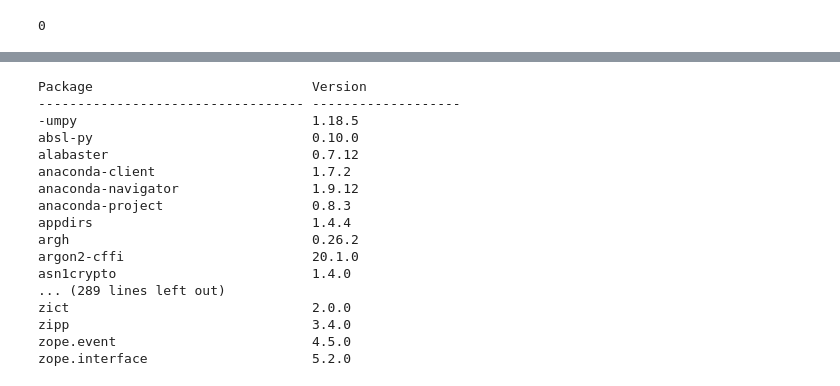
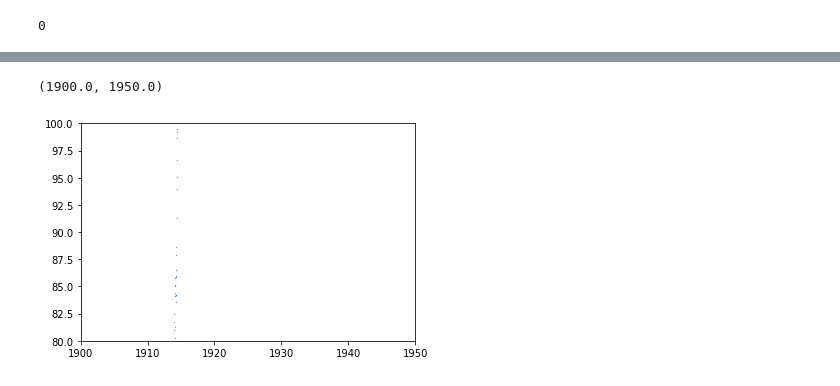
Before and after one commit to AlexanderEvitt/QuasVar, a Jupyter notebook: processing/generate_lightcurve.ipynb, the cells around one changed output, grey strips where cells are left out. Cells and saved outputs as stored; diff of their text form; code cells hidden in the pictures.

Commit message:
Lightcurve Manipulation
Setting up new eleanor version, adding lightcurve testing and new functionality

```diff
--- a/processing/generate_lightcurve.ipynb
+++ b/processing/generate_lightcurve.ipynb
@@ -63,21 +64,29 @@ len(sectors)
 # %% [output]
 0
 # %%
-row = 1
-ra = 344.52484531846915
-dec = -27.97257131844423
-gaia = 6609630523067800192
+#gaia = 1638133859936940288
+#gaia = 2293842045955346176
+gaia = 2260127244173131520 #this one is good
+#gaia = 1111278502434316672 #this one is brighter
+#gaia = 931607032460399616
 
-star = eleanor.multi_sectors(sectors='all',tic=0,gaia=gaia,coords=(ra,dec),tc=True)
+star = eleanor.multi_sectors(sectors='all',tic=None,gaia=gaia,tc=True)
 
 full_lc = lk.LightCurve([],[])
+data_objects = []
+original_curve_objects = []
+medians = []
 for observation in star:
-    data = eleanor.TargetData(observation,bkg_size=5)
-    #data.custom_aperture(shape='rectangle', h=1,w=1, method='exact')
-    #data.get_lightcurve()
+    data = eleanor.TargetData(observation,bkg_size=15)
+    data.custom_aperture(shape='rectangle', h=1,w=1, method='exact')
+    data.get_lightcurve()
+    data_objects.append(data)
+    quality.append(data.quality)
 
-    lc = data.to_lightkurve(flux=data.raw_flux)
-    print(np.median(lc.flux))
+    lc = data.to_lightkurve(flux=data.corr_flux)
+    original_curve_objects.append(lc)
+    medians.append(np.median(lc.flux))
     lc.flux = lc.flux - np.median(lc.flux)
     full_lc = full_lc.append(lc)
+full_lc.flux = full_lc.flux + np.median(medians)
 # %% [output]
@@ -169,20 +94,8 @@ plt.imshow(data.tpf[0])
-# %%
-pip list numpy
-# %% [output]
-Package                            Version
----------------------------------- -------------------
--umpy                              1.18.5
-absl-py                            0.10.0
-alabaster                          0.7.12
-anaconda-client                    1.7.2
-anaconda-navigator                 1.9.12
-anaconda-project                   0.8.3
-appdirs                            1.4.4
-argh                               0.26.2
-argon2-cffi                        20.1.0
-asn1crypto                         1.4.0
-... (289 lines left out)
-zict                               2.0.0
-zipp                               3.4.0
-zope.event                         4.5.0
-zope.interface                     5.2.0
+# %%
+plt.scatter(full_lc.time,full_lc.flux,s=0.1)
+plt.ylim(80,100)
+x = 1900
+plt.xlim(x,x+50)
+# %% [output]
+(1900.0, 1950.0)
+[figure, added]
```
Also changed, not shown: parts of 14 cells of this notebook, 1 other file.
